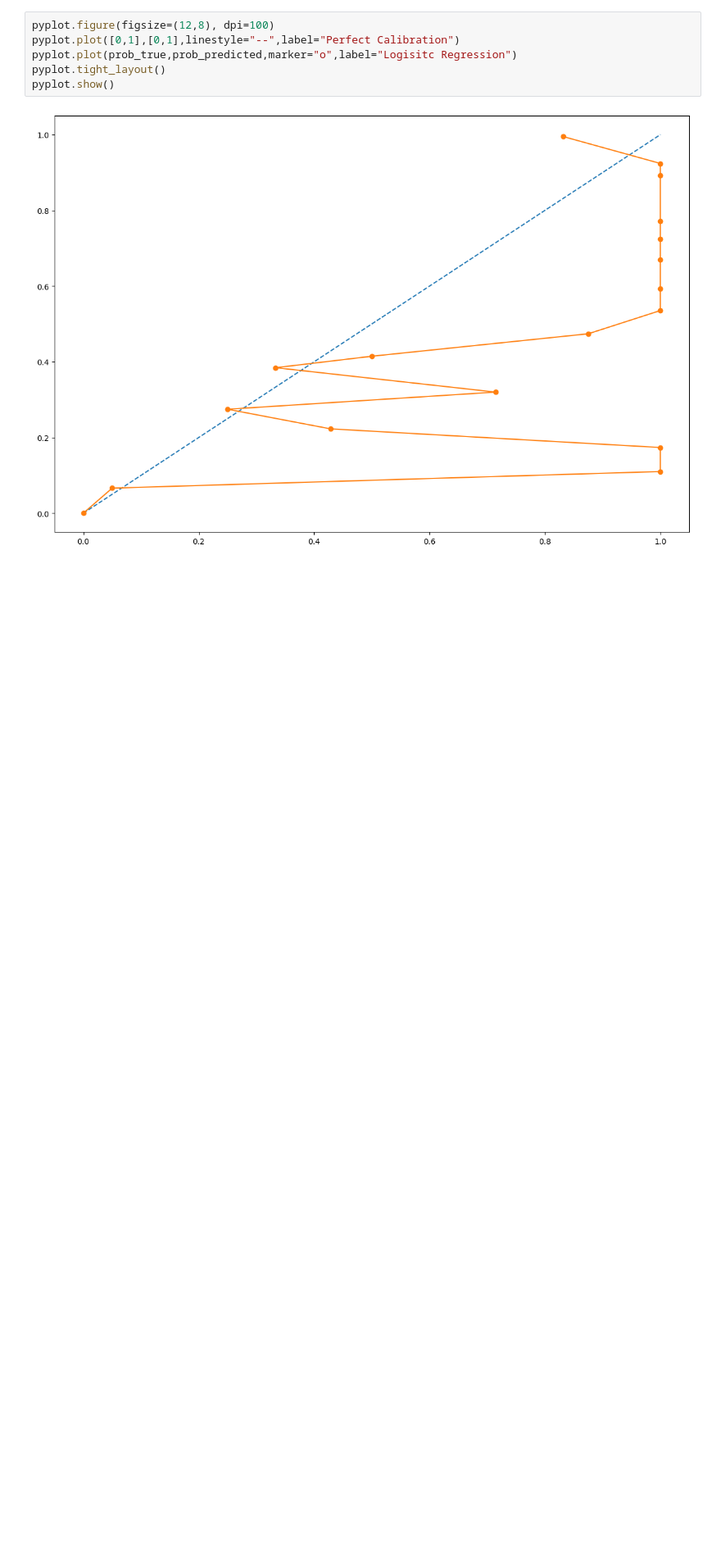
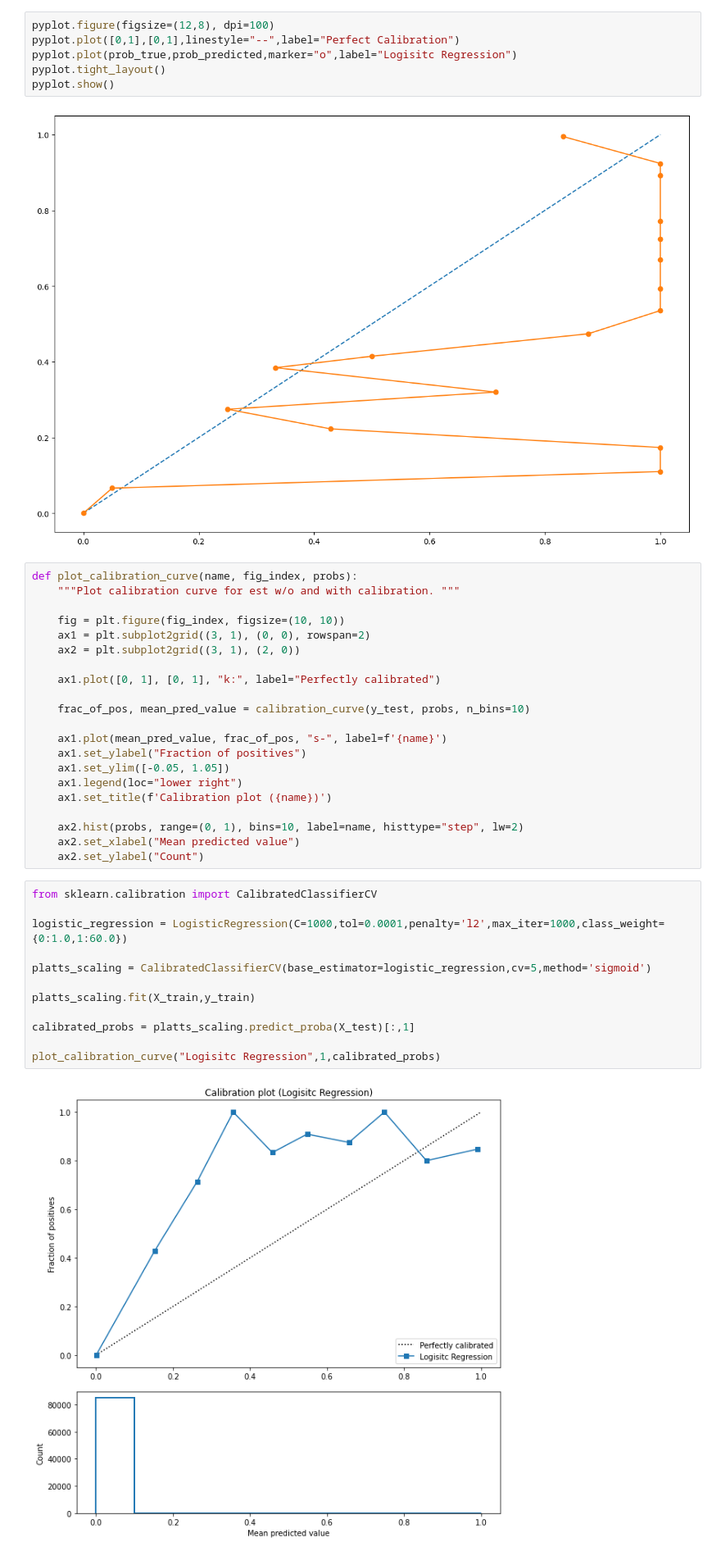
Before and after one commit to bthakr1/Machine_Learning, a Jupyter notebook: Logistic_Regression.ipynb, the cells around one changed output. Shown: that part at 82% size. Drawn from its saved outputs; the diff is of its cells as text; blank space fills up the shorter version.

```diff
--- a/Logistic_Regression.ipynb
+++ b/Logistic_Regression.ipynb
@@ -281,3 +281,38 @@ pyplot.tight_layout()
 pyplot.show()
 # %% [output]
 [figure]
+# %%
+def plot_calibration_curve(name, fig_index, probs):
+    """Plot calibration curve for est w/o and with calibration. """
+
+    fig = plt.figure(fig_index, figsize=(10, 10))
+    ax1 = plt.subplot2grid((3, 1), (0, 0), rowspan=2)
+    ax2 = plt.subplot2grid((3, 1), (2, 0))
+
+    ax1.plot([0, 1], [0, 1], "k:", label="Perfectly calibrated")
+
+    frac_of_pos, mean_pred_value = calibration_curve(y_test, probs, n_bins=10)
+
+    ax1.plot(mean_pred_value, frac_of_pos, "s-", label=f'{name}')
+    ax1.set_ylabel("Fraction of positives")
+    ax1.set_ylim([-0.05, 1.05])
+    ax1.legend(loc="lower right")
+    ax1.set_title(f'Calibration plot ({name})')
+
+    ax2.hist(probs, range=(0, 1), bins=10, label=name, histtype="step", lw=2)
+    ax2.set_xlabel("Mean predicted value")
+    ax2.set_ylabel("Count")
+# %%
+from sklearn.calibration import CalibratedClassifierCV
+
+logistic_regression = LogisticRegression(C=1000,tol=0.0001,penalty='l2',max_iter=1000,class_weight={0:1.0,1:60.0})
+
+platts_scaling = CalibratedClassifierCV(base_estimator=logistic_regression,cv=5,method='sigmoid')
+
+platts_scaling.fit(X_train,y_train)
+
+calibrated_probs = platts_scaling.predict_proba(X_test)[:,1]
+
+plot_calibration_curve("Logisitc Regression",1,calibrated_probs)
+# %% [output]
+[figure, added]
```
Also changed, not shown: parts of 3 cells of this notebook, 2 other files.
